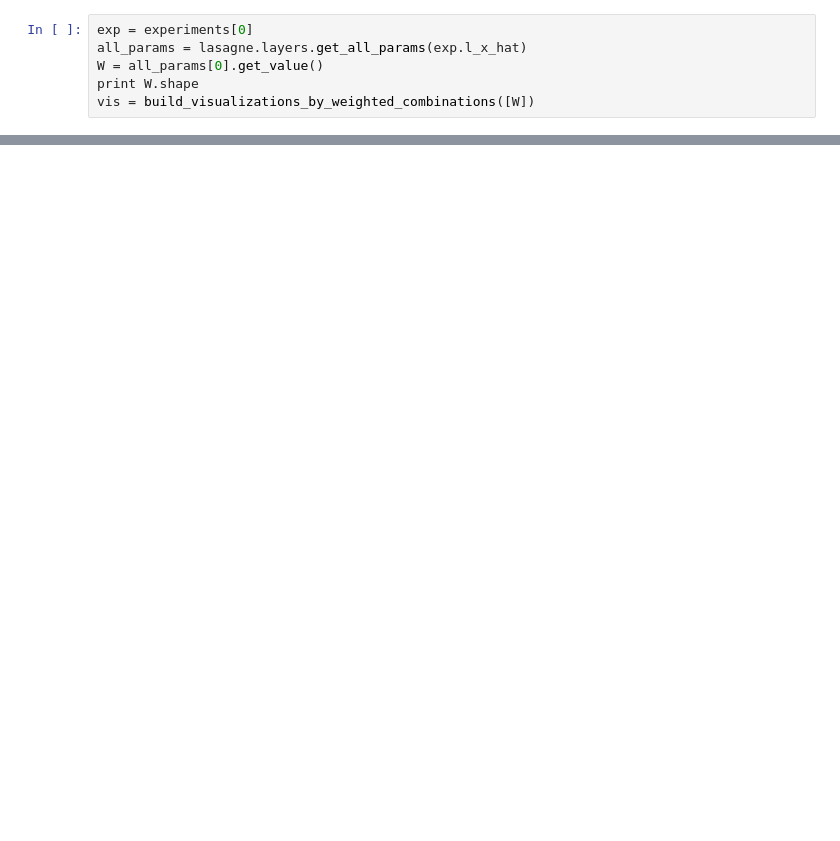
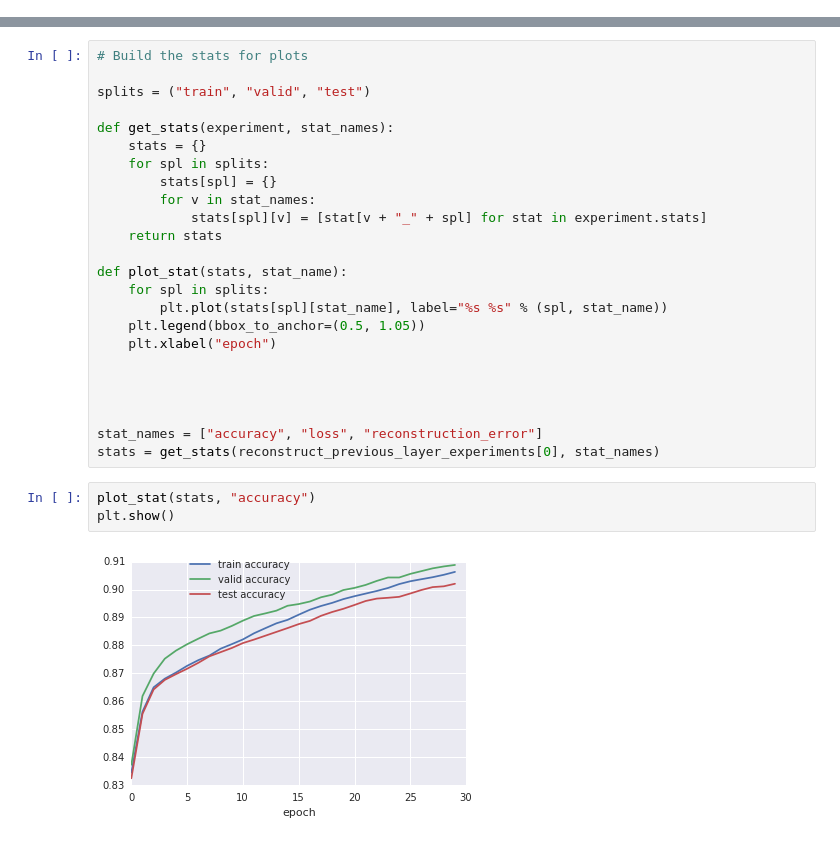
Before and after one commit to mehdidc/creativity, a Jupyter notebook: models/autolasagne.ipynb, the cells around one changed output, grey strips where cells are left out. Drawn from its saved outputs; the diff is of its cells as text; blank space fills up the shorter version.

```diff
--- a/models/autolasagne.ipynb
+++ b/models/autolasagne.ipynb
@@ -294,6 +312,0 @@ valid : 0.219673
-# %%
-exp = experiments[0]
-all_params = lasagne.layers.get_all_params(exp.l_x_hat)
-W = all_params[0].get_value()
-print W.shape
-vis = build_visualizations_by_weighted_combinations([W])
@@ -310,0 +385,29 @@ plt.show()
+# %%
+# Build the stats for plots
+
+splits = ("train", "valid", "test")
+
+def get_stats(experiment, stat_names):
+    stats = {}
+    for spl in splits:
+        stats[spl] = {}
+        for v in stat_names:
+            stats[spl][v] = [stat[v + "_" + spl] for stat in experiment.stats]
+    return stats
+
+def plot_stat(stats, stat_name):
+    for spl in splits:
+        plt.plot(stats[spl][stat_name], label="%s %s" % (spl, stat_name))
+    plt.legend(bbox_to_anchor=(0.5, 1.05))
+    plt.xlabel("epoch")
+
+
+
+
+stat_names = ["accuracy", "loss", "reconstruction_error"]
+stats = get_stats(reconstruct_previous_layer_experiments[0], stat_names)
+# %%
+plot_stat(stats, "accuracy")
+plt.show()
+# %% [output]
+[figure, added]
```
Also changed, not shown: parts of 17 cells of this notebook.
